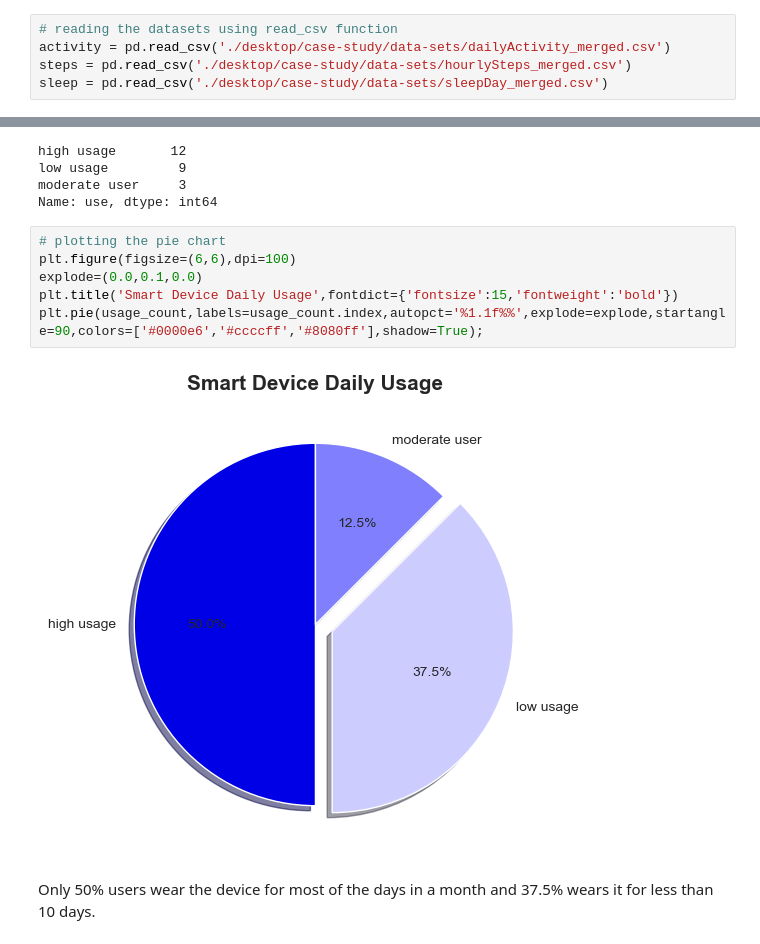
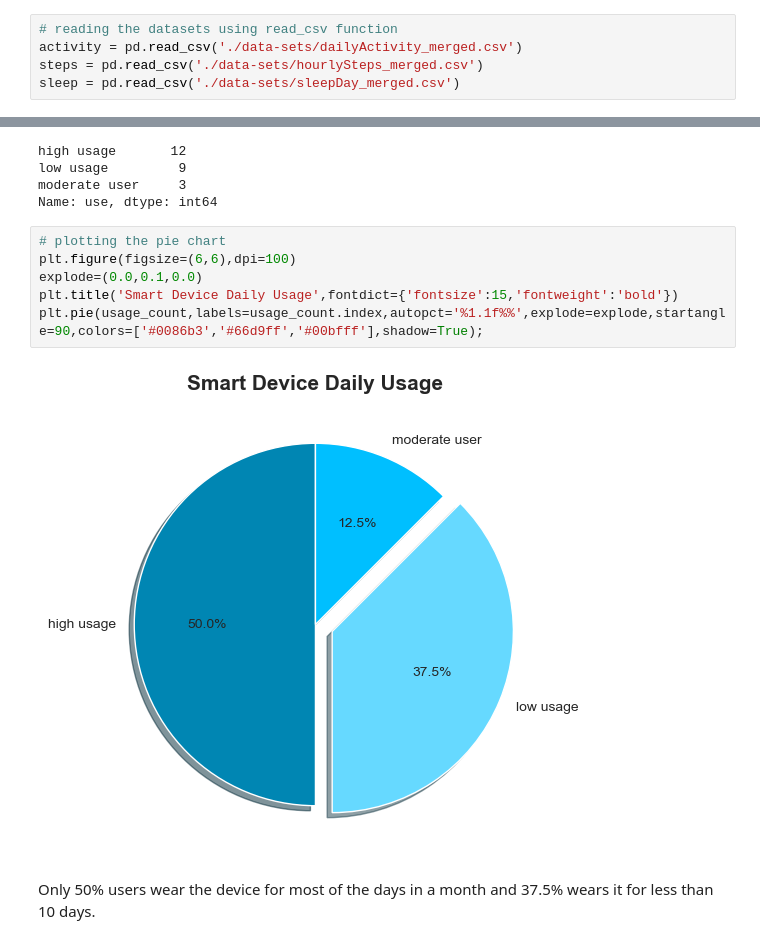
Before and after one commit to anasY2/Google-Data-Analytics-Capstone, a Jupyter notebook: bella_beat_data_analysis.ipynb, the cells around one changed output, grey strips where cells are left out. Cells and saved outputs as stored; diff of their text form.

```diff
--- a/bella_beat_data_analysis.ipynb
+++ b/bella_beat_data_analysis.ipynb
@@ -71,9 +71,9 @@ import seaborn as sns
 ### 3.2 Importing the datasets
 # %%
 # reading the datasets using read_csv function
-activity = pd.read_csv('./desktop/case-study/data-sets/dailyActivity_merged.csv')
-steps = pd.read_csv('./desktop/case-study/data-sets/hourlySteps_merged.csv')
-sleep = pd.read_csv('./desktop/case-study/data-sets/sleepDay_merged.csv')
+activity = pd.read_csv('./data-sets/dailyActivity_merged.csv')
+steps = pd.read_csv('./data-sets/hourlySteps_merged.csv')
+sleep = pd.read_csv('./data-sets/sleepDay_merged.csv')
 # %% [markdown]
 ### 3.3 Observe and familiarize with th data
 
@@ -653,11 +644,11 @@ Name: use, dtype: int64
 # %%
 # plotting the pie chart
 plt.figure(figsize=(6,6),dpi=100)
 explode=(0.0,0.1,0.0)
 plt.title('Smart Device Daily Usage',fontdict={'fontsize':15,'fontweight':'bold'})
-plt.pie(usage_count,labels=usage_count.index,autopct='%1.1f%%',explode=explode,startangle=90,colors=['#0000e6','#ccccff','#8080ff'],shadow=True);
+plt.pie(usage_count,labels=usage_count.index,autopct='%1.1f%%',explode=explode,startangle=90,colors=['#0086b3','#66d9ff','#00bfff'],shadow=True);
 # %% [output]
-[figure, old version]
+[figure, new version]
 # %% [markdown]
  Only 50% users wear the device for most of the days in a month and 37.5% wears it for less than 10 days.
 # %% [markdown]
```
Also changed, not shown: parts of 17 cells of this notebook.
